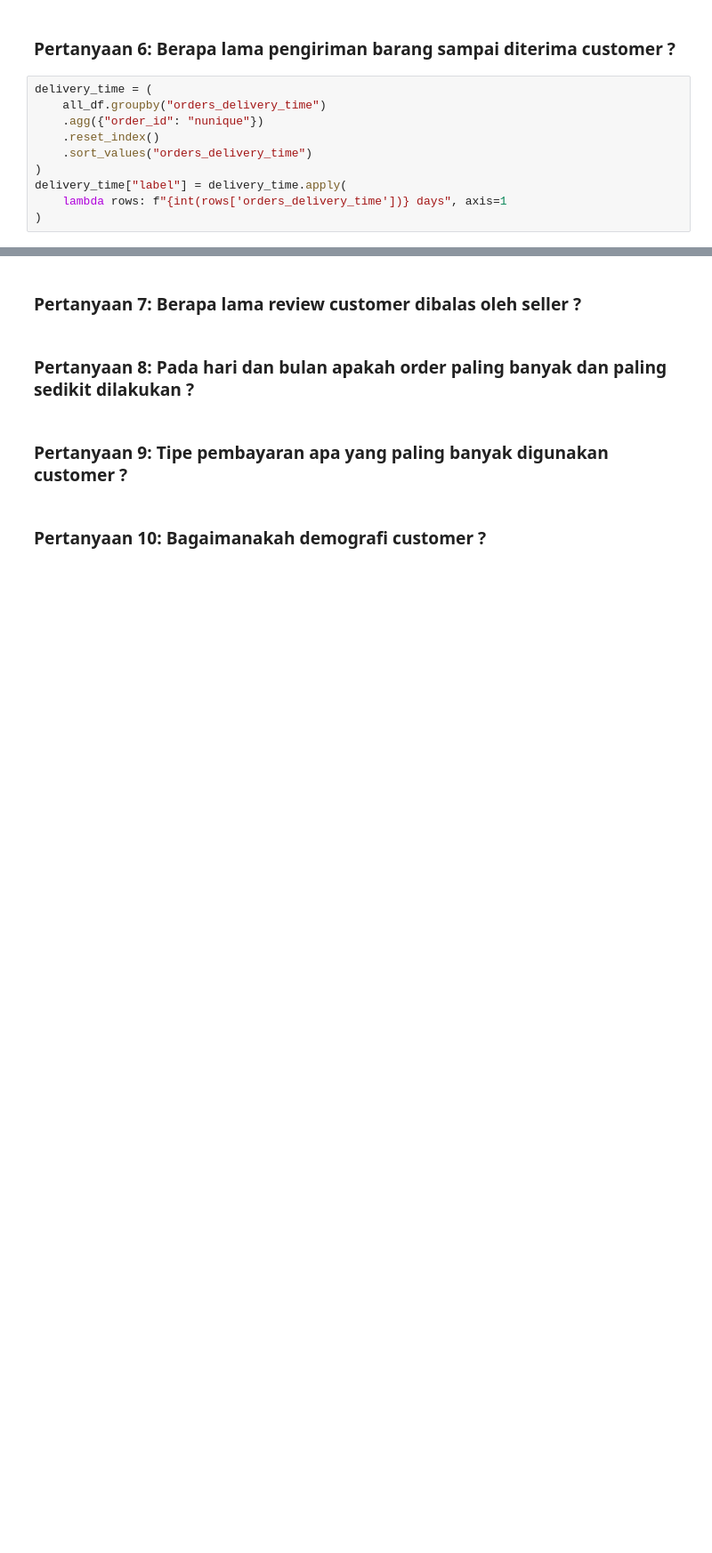
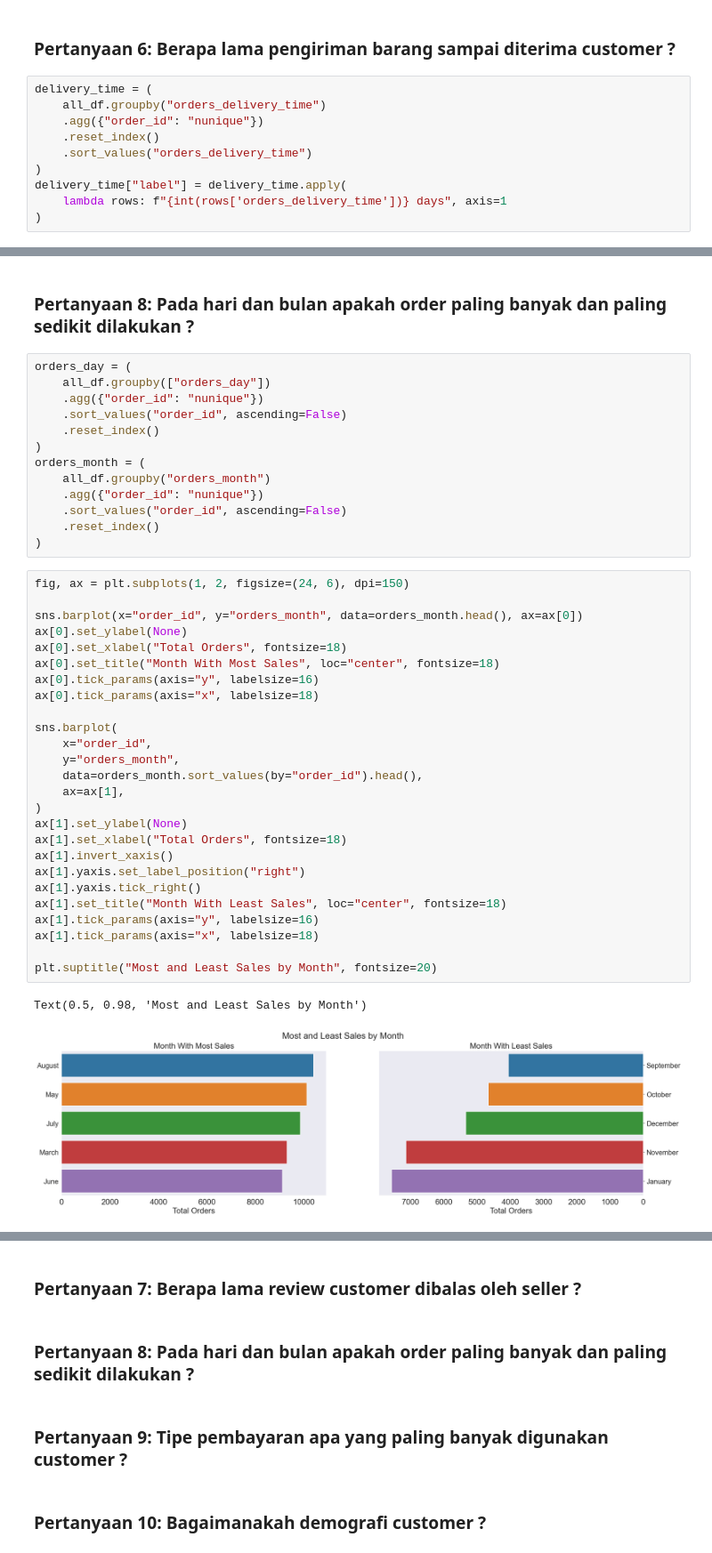
Before and after one commit to JordanMarcelino/dicoding-data-analyst, a Jupyter notebook: notebook.ipynb, the cells around one changed output, grey strips where cells are left out. Shown at 89% size. Saved outputs shown, nothing was run; the diff lists cells and outputs as text; blank space fills up the shorter version.

```diff
--- a/notebook.ipynb
+++ b/notebook.ipynb
@@ -781,0 +834,44 @@ plt.suptitle("Order Delivery Time (day)", fontsize=20)
+# %% [markdown]
+### Pertanyaan 8: Pada hari dan bulan apakah order paling banyak dan paling sedikit dilakukan ?
+# %%
+orders_day = (
+    all_df.groupby(["orders_day"])
+    .agg({"order_id": "nunique"})
+    .sort_values("order_id", ascending=False)
+    .reset_index()
+)
+orders_month = (
+    all_df.groupby("orders_month")
+    .agg({"order_id": "nunique"})
+    .sort_values("order_id", ascending=False)
+    .reset_index()
+)
+# %%
+fig, ax = plt.subplots(1, 2, figsize=(24, 6), dpi=150)
+
+sns.barplot(x="order_id", y="orders_month", data=orders_month.head(), ax=ax[0])
+ax[0].set_ylabel(None)
+ax[0].set_xlabel("Total Orders", fontsize=18)
+ax[0].set_title("Month With Most Sales", loc="center", fontsize=18)
+ax[0].tick_params(axis="y", labelsize=16)
+ax[0].tick_params(axis="x", labelsize=18)
+
+sns.barplot(
+    x="order_id",
+    y="orders_month",
+    data=orders_month.sort_values(by="order_id").head(),
+    ax=ax[1],
+)
+ax[1].set_ylabel(None)
+ax[1].set_xlabel("Total Orders", fontsize=18)
+ax[1].invert_xaxis()
+ax[1].yaxis.set_label_position("right")
+ax[1].yaxis.tick_right()
+ax[1].set_title("Month With Least Sales", loc="center", fontsize=18)
+ax[1].tick_params(axis="y", labelsize=16)
+ax[1].tick_params(axis="x", labelsize=18)
+
+plt.suptitle("Most and Least Sales by Month", fontsize=20)
+# %% [output]
+Text(0.5, 0.98, 'Most and Least Sales by Month')
+[figure, added]
```
Also changed, not shown: parts of 35 cells of this notebook, 2 other files.
